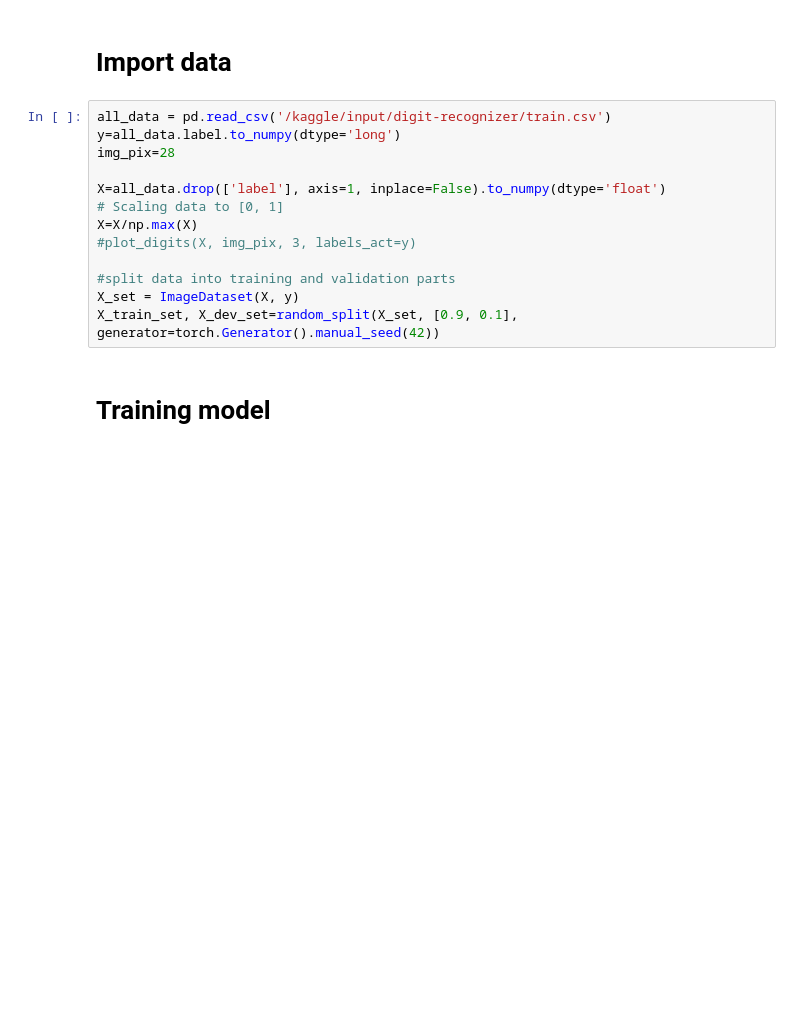
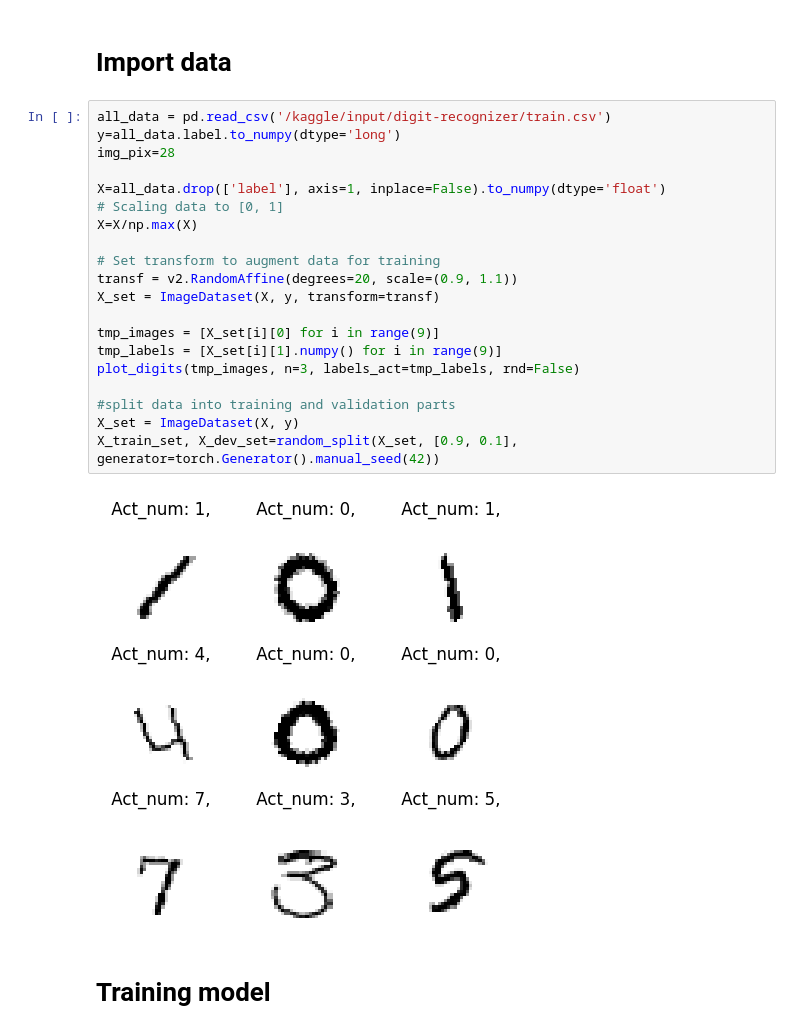
Before and after one commit to de-rotundus/ML_Digit_Recognizer, a Jupyter notebook: digit-recognition-with-cnn-in-pytorch.ipynb, the cells around one changed output. Saved outputs shown, nothing was run; the diff lists cells and outputs as text; blank space fills up the shorter version.

```diff
--- a/digit-recognition-with-cnn-in-pytorch.ipynb
+++ b/digit-recognition-with-cnn-in-pytorch.ipynb
@@ -165,16 +168,25 @@ def run_epoch(data, model, optimizer, device=torch.device('cpu'),  batch_size=32
 # %%
 all_data = pd.read_csv('/kaggle/input/digit-recognizer/train.csv')
 y=all_data.label.to_numpy(dtype='long')
 img_pix=28
 
 X=all_data.drop(['label'], axis=1, inplace=False).to_numpy(dtype='float')
 # Scaling data to [0, 1]
 X=X/np.max(X)
-#plot_digits(X, img_pix, 3, labels_act=y)
+
+# Set transform to augment data for training
+transf = v2.RandomAffine(degrees=20, scale=(0.9, 1.1))
+X_set = ImageDataset(X, y, transform=transf)
+
+tmp_images = [X_set[i][0] for i in range(9)]
+tmp_labels = [X_set[i][1].numpy() for i in range(9)]
+plot_digits(tmp_images, n=3, labels_act=tmp_labels, rnd=False)
 
 #split data into training and validation parts
 X_set = ImageDataset(X, y)
 X_train_set, X_dev_set=random_split(X_set, [0.9, 0.1], generator=torch.Generator().manual_seed(42))
+# %% [output]
+[figure, added]
 # %% [markdown]
 # Training model
 # %%
```
Also changed, not shown: parts of 7 cells of this notebook.
